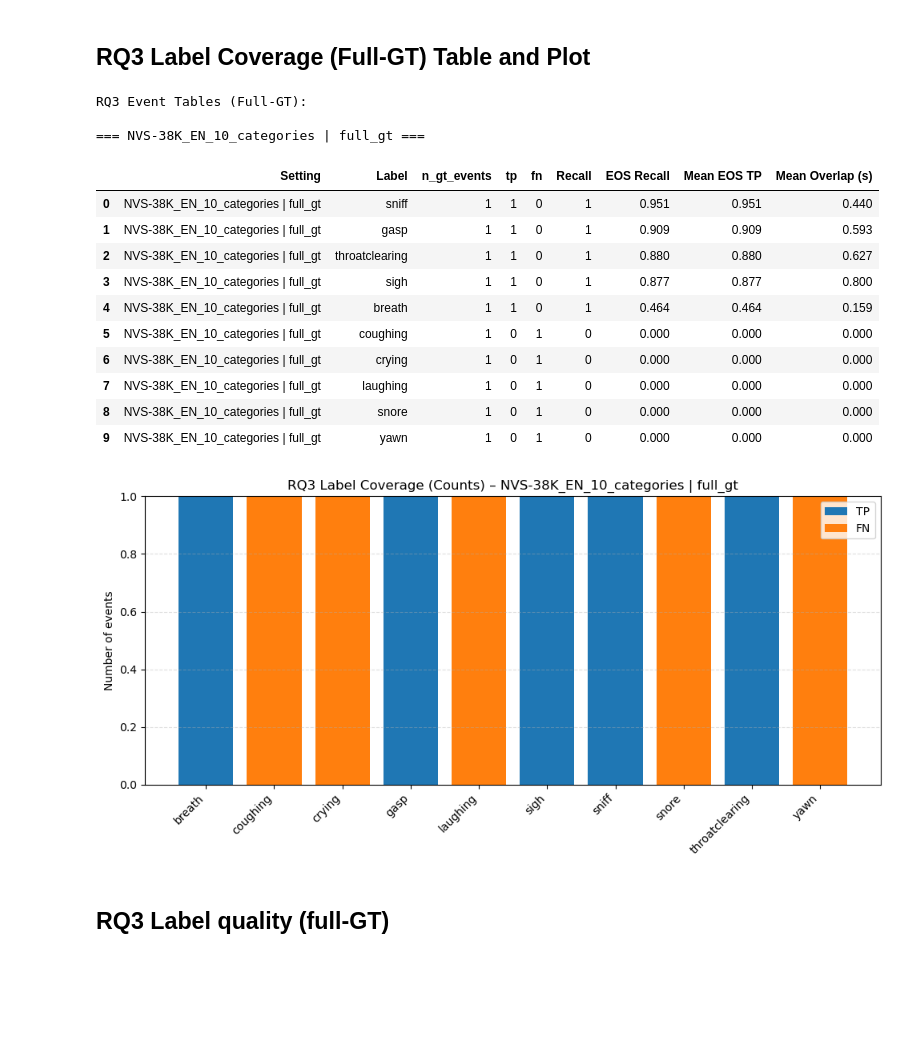
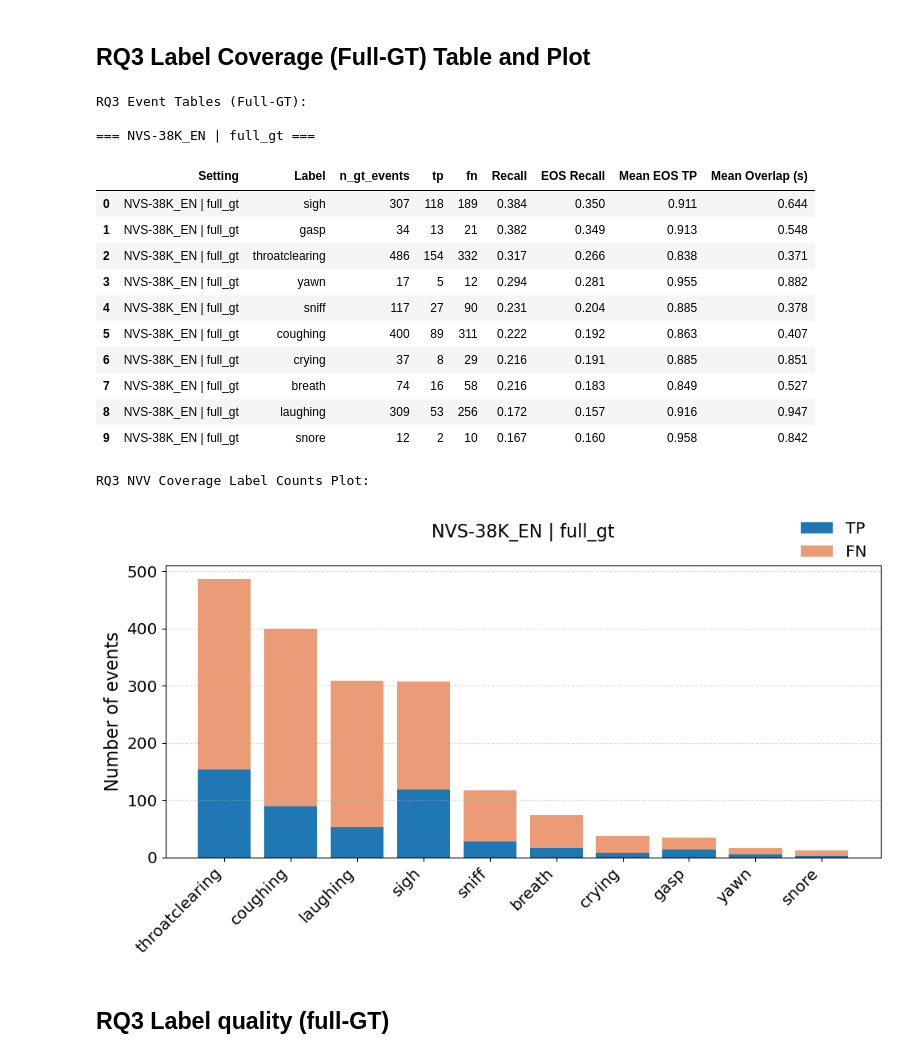
Before and after one commit to mafo3186/nvv-isolation-pipeline, a Jupyter notebook: notebooks/results_pipeline_evaluation.ipynb, the cells around one changed output. Drawn from its saved outputs; the diff is of its cells as text; code cells hidden in the pictures; blank space fills up the shorter version.

Commit message:
add result outputs

```diff
--- a/notebooks/results_pipeline_evaluation.ipynb
+++ b/notebooks/results_pipeline_evaluation.ipynb
@@ -67,24 +115,32 @@ NVV PATH CONFIG PRINT
 ## Collect Pipeline Evaluation Experiment Results
 - Experiment specs for comparison
 # %%
+from evaluation.analysis_loader import load_and_compare_workspaces
+
 # specification of full run evaluation experiments to load and compare (all settings)
 specs = [
     {
-        "label": "NVS-38K_EN_10_categories | full_gt",
+        "label": "NVS-38K_EN | full_gt",
         "cfg_path": cfg_path_nvs_full_gt,
-        "dataset_name": "NVS-38K_EN_10_categories",
+        "dataset_name": "NVS-38K_EN",
         "mode": "full_gt",
     },
     {
-        "label": "NVS-38K_EN_10_categories | part_gt",
+        "label": "NVS-38K_EN | part_gt",
         "cfg_path": cfg_path_nvs_part_gt,
-        "dataset_name": "NVS-38K_EN_10_categories",
+        "dataset_name": "NVS-38K_EN",
         "mode": "part_gt",
     },
-        {
-        "label": "VOCAL_10_categories | part_gt",
+    {
+        "label": "VOCAL_RA1 | part_gt",
         "cfg_path": cfg_path_vocal_part_gt,
-        "dataset_name": "VOCAL_10_categories",
+        "dataset_name": "VOCAL_RA1",
+        "mode": "part_gt",
+    },
+    {
+        "label": "VOCAL_RA2 | part_gt",
+        "cfg_path": cfg_path_vocal_part_gt,
+        "dataset_name": "VOCAL_RA2",
         "mode": "part_gt",
     },
 ]
@@ -99,3 +155,5 @@ bundles_by_spec = analysis_bundle["bundles_by_spec"]
 views_by_spec = analysis_bundle["views_by_spec"]
 views = analysis_bundle["combined_views"]
 setting_order = analysis_bundle["setting_order"]
+
+bundles_by_spec.keys()
@@ -600,19 +992,19 @@ display(rq3_global_tables["part_gt"])
 print("RQ3 Event Tables (Full-GT):")
 for setting_name, df_table in rq3_full_gt_label_tables.items():
     print(f"\n=== {setting_name} ===")
-    display(df_table)
+    display(df_table.round(3))
 # %% [output]
 RQ3 Event Tables (Full-GT):
 
-=== NVS-38K_EN_10_categories | full_gt ===
+=== NVS-38K_EN | full_gt ===
 |  | Setting | Label | n_gt_events | tp | fn | Recall | EOS Recall | Mean EOS TP | Mean Overlap (s) |
-| 0 | NVS-38K_EN_10_categories | full_gt | sniff | 1 | 1 | 0 | 1 | 0.951 | 0.951 | 0.440 |
-| 1 | NVS-38K_EN_10_categories | full_gt | gasp | 1 | 1 | 0 | 1 | 0.909 | 0.909 | 0.593 |
-| 2 | NVS-38K_EN_10_categories | full_gt | throatclearing | 1 | 1 | 0 | 1 | 0.880 | 0.880 | 0.627 |
-| 3 | NVS-38K_EN_10_categories | full_gt | sigh | 1 | 1 | 0 | 1 | 0.877 | 0.877 | 0.800 |
-| 4 | NVS-38K_EN_10_categories | full_gt | breath | 1 | 1 | 0 | 1 | 0.464 | 0.464 | 0.159 |
-| 5 | NVS-38K_EN_10_categories | full_gt | coughing | 1 | 0 | 1 | 0 | 0.000 | 0.000 | 0.000 |
-| 6 | NVS-38K_EN_10_categories | full_gt | crying | 1 | 0 | 1 | 0 | 0.000 | 0.000 | 0.000 |
-| 7 | NVS-38K_EN_10_categories | full_gt | laughing | 1 | 0 | 1 | 0 | 0.000 | 0.000 | 0.000 |
-| 8 | NVS-38K_EN_10_categories | full_gt | snore | 1 | 0 | 1 | 0 | 0.000 | 0.000 | 0.000 |
-| 9 | NVS-38K_EN_10_categories | full_gt | yawn | 1 | 0 | 1 | 0 | 0.000 | 0.000 | 0.000 |
+| 0 | NVS-38K_EN | full_gt | sigh | 307 | 118 | 189 | 0.384 | 0.350 | 0.911 | 0.644 |
+| 1 | NVS-38K_EN | full_gt | gasp | 34 | 13 | 21 | 0.382 | 0.349 | 0.913 | 0.548 |
+| 2 | NVS-38K_EN | full_gt | throatclearing | 486 | 154 | 332 | 0.317 | 0.266 | 0.838 | 0.371 |
+| 3 | NVS-38K_EN | full_gt | yawn | 17 | 5 | 12 | 0.294 | 0.281 | 0.955 | 0.882 |
+| 4 | NVS-38K_EN | full_gt | sniff | 117 | 27 | 90 | 0.231 | 0.204 | 0.885 | 0.378 |
+| 5 | NVS-38K_EN | full_gt | coughing | 400 | 89 | 311 | 0.222 | 0.192 | 0.863 | 0.407 |
+| 6 | NVS-38K_EN | full_gt | crying | 37 | 8 | 29 | 0.216 | 0.191 | 0.885 | 0.851 |
+| 7 | NVS-38K_EN | full_gt | breath | 74 | 16 | 58 | 0.216 | 0.183 | 0.849 | 0.527 |
+| 8 | NVS-38K_EN | full_gt | laughing | 309 | 53 | 256 | 0.172 | 0.157 | 0.916 | 0.947 |
+| 9 | NVS-38K_EN | full_gt | snore | 12 | 2 | 10 | 0.167 | 0.160 | 0.958 | 0.842 |
@@ -619,13 +1022,19 @@ RQ3 Event Tables (Full-GT):
 # %%
 from evaluation.rq_plots import plot_rq3_label_coverage
 
 fig = plot_rq3_label_coverage(
-    rq3_full_gt_label_tables["NVS-38K_EN_10_categories | full_gt"],
+    rq3_full_gt_label_tables["NVS-38K_EN | full_gt"],
     setting=None,
 )
+print("RQ3 NVV Coverage Label Counts Plot:")
 plt.show()
+
+fig_path = rq_results_dir / "rq3_nvv_coverage_label_counts.png"
+fig.savefig(fig_path, dpi=300, bbox_inches="tight")
+#print(fig_path)
 # %% [output]
+RQ3 NVV Coverage Label Counts Plot:
-[figure, old version]
+[figure, new version]
 # %% [markdown]
 ## RQ3 Label quality (full-GT)
 # %%
```
Also changed, not shown: parts of 68 cells of this notebook, 2 other files.
